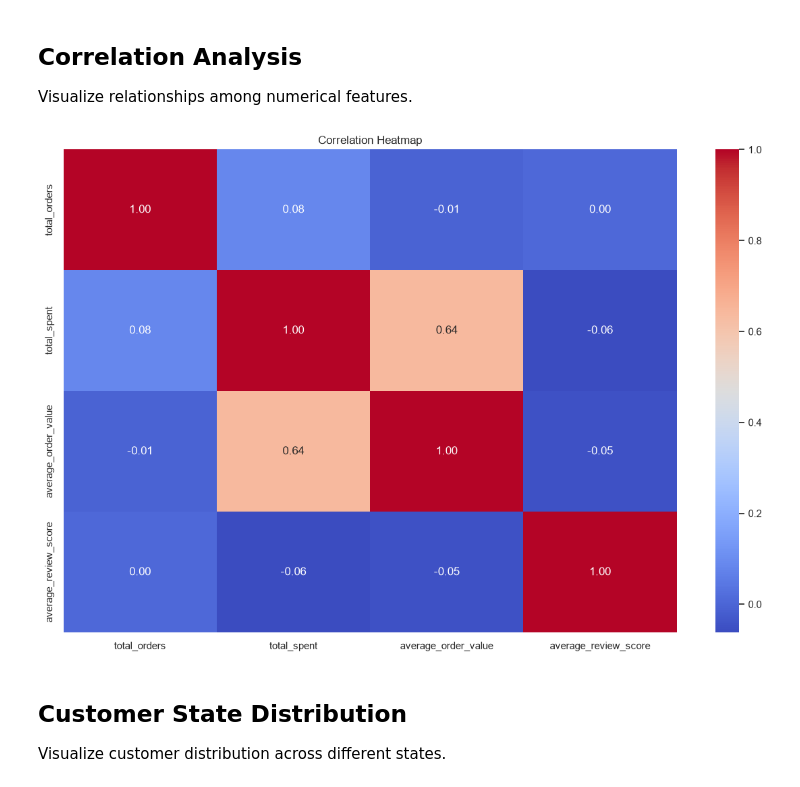
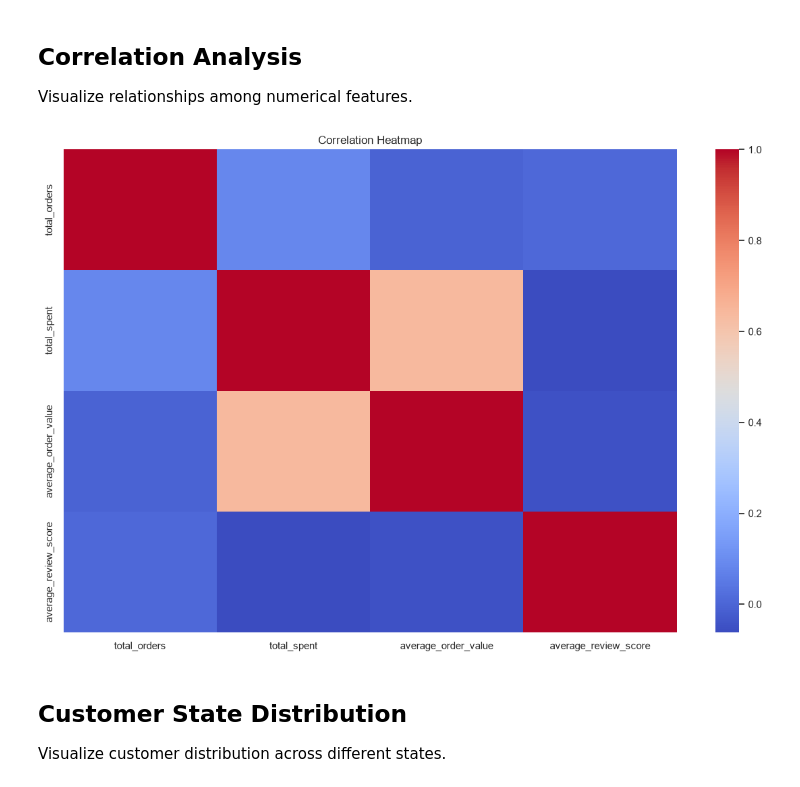
Before and after one commit to annnuspeaks/the-enterprise-ai-decision-intelligence-platform, a Jupyter notebook: backend/notebooks/09_exploratory_data_analysis.ipynb, the cells around one changed output. Saved outputs shown, nothing was run; the diff lists cells and outputs as text; code cells hidden in the pictures.

```diff
--- a/backend/notebooks/09_exploratory_data_analysis.ipynb
+++ b/backend/notebooks/09_exploratory_data_analysis.ipynb
@@ -183,24 +183,24 @@ Visualize relationships among numerical features.
 # %%
 plt.figure(figsize=(12, 8))
 
 correlation_matrix = processed_dataset[
     numerical_columns
 ].corr()
 
 sns.heatmap(
     correlation_matrix,
-    annot=True,
+    annot=False,
     cmap="coolwarm",
     fmt=".2f"
 )
 
 plt.title("Correlation Heatmap")
 
 plt.tight_layout()
 
 plt.show()
 # %% [output]
-[figure, old version]
+[figure, new version]
 # %% [markdown]
 ## Customer State Distribution
 
```
Also changed, not shown: parts of 4 cells of this notebook, 2 other files.
